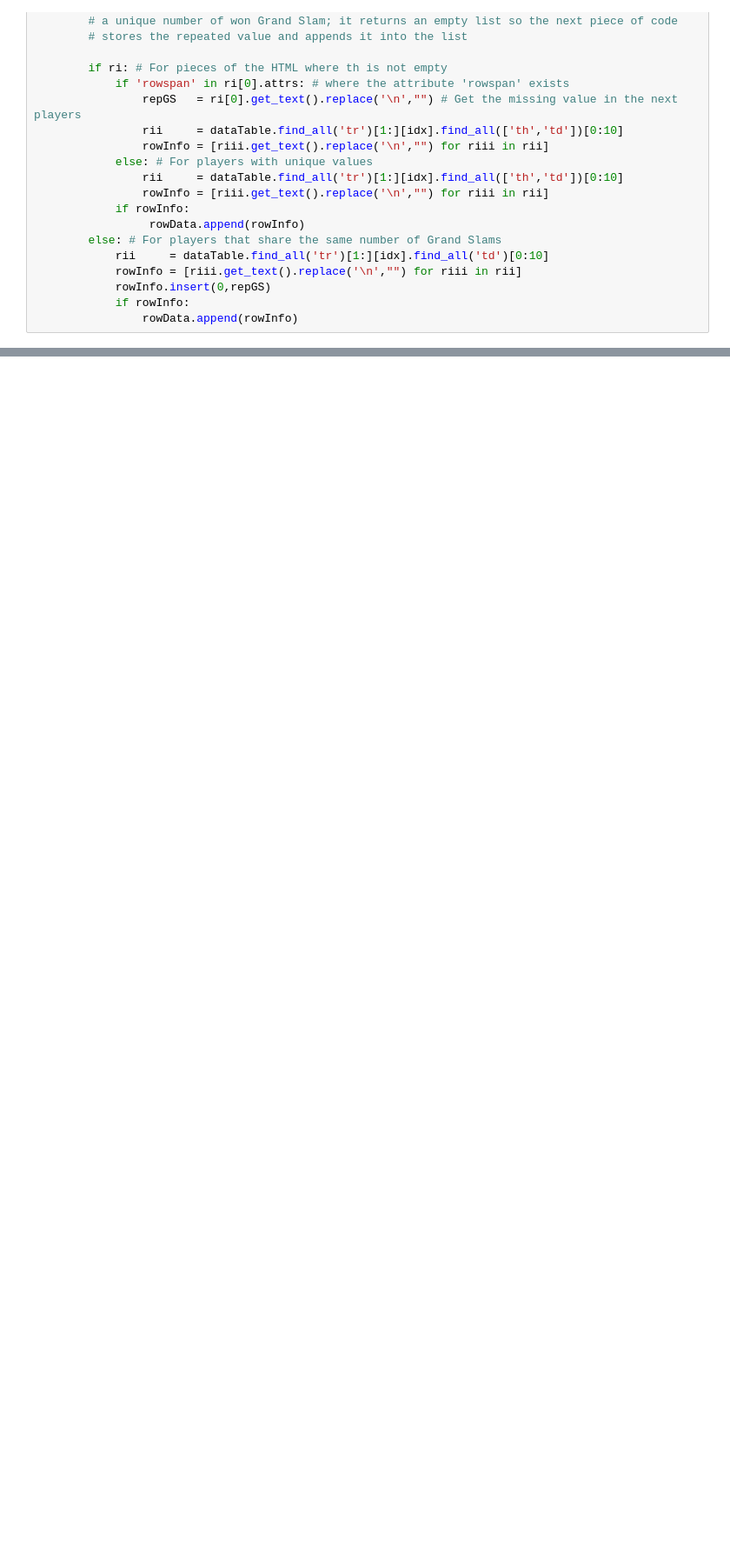
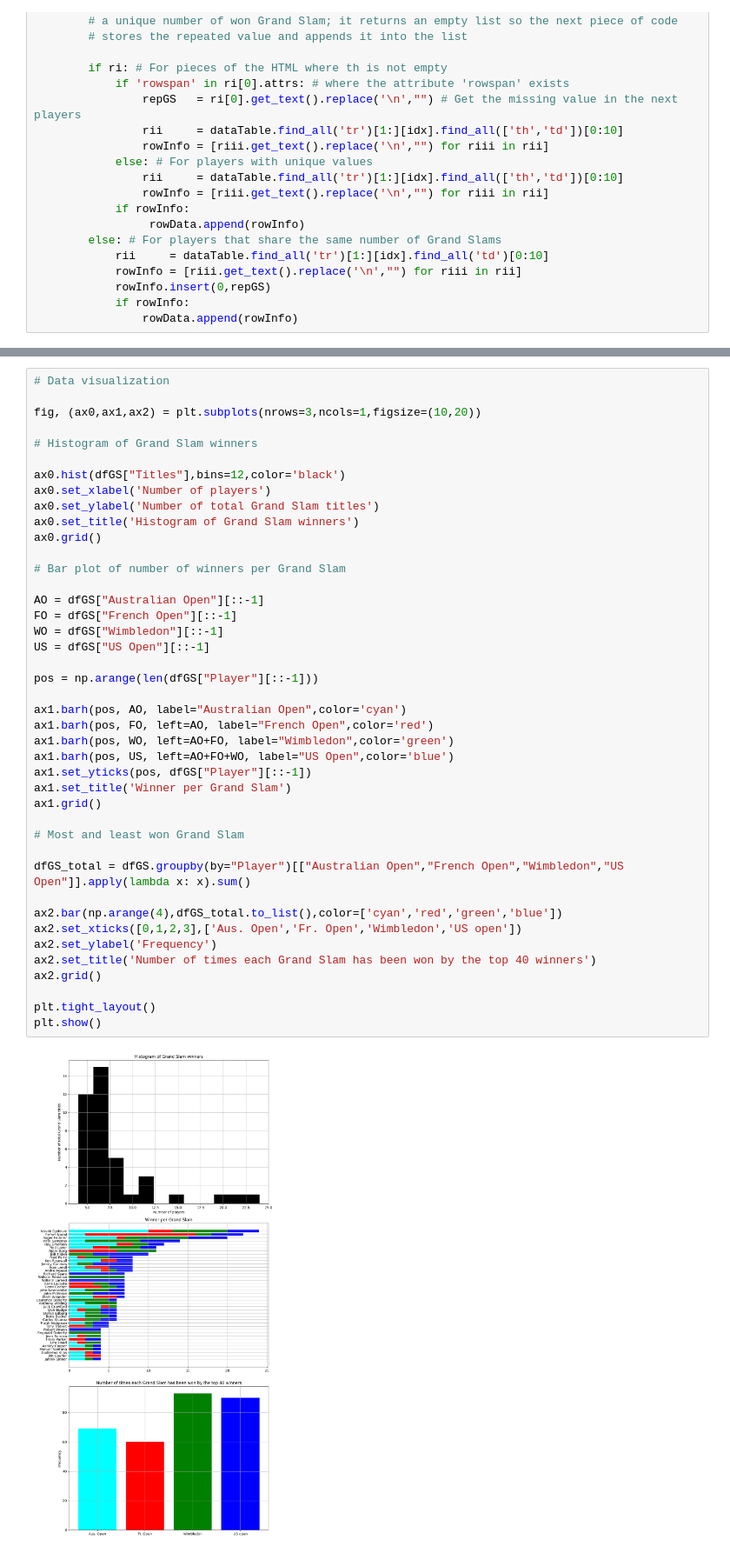
Before and after one commit to csmb20/web-scraping-project-tutorial, a Jupyter notebook: web_scrapping.ipynb, the cells around one changed output, grey strips where cells are left out. Shown: that part at 87% size. Cells and saved outputs as stored; diff of their text form; blank space fills up the shorter version.

```diff
--- a/web_scrapping.ipynb
+++ b/web_scrapping.ipynb
@@ -80,0 +121,44 @@ cursor = connection.cursor()
+# %%
+# Data visualization
+
+fig, (ax0,ax1,ax2) = plt.subplots(nrows=3,ncols=1,figsize=(10,20))
+
+# Histogram of Grand Slam winners
+
+ax0.hist(dfGS["Titles"],bins=12,color='black')
+ax0.set_xlabel('Number of players')
+ax0.set_ylabel('Number of total Grand Slam titles')
+ax0.set_title('Histogram of Grand Slam winners')
+ax0.grid()
+
+# Bar plot of number of winners per Grand Slam
+
+AO = dfGS["Australian Open"][::-1]
+FO = dfGS["French Open"][::-1]
+WO = dfGS["Wimbledon"][::-1]
+US = dfGS["US Open"][::-1]
+
+pos = np.arange(len(dfGS["Player"][::-1]))
+
+ax1.barh(pos, AO, label="Australian Open",color='cyan')
+ax1.barh(pos, FO, left=AO, label="French Open",color='red')
+ax1.barh(pos, WO, left=AO+FO, label="Wimbledon",color='green')
+ax1.barh(pos, US, left=AO+FO+WO, label="US Open",color='blue')
+ax1.set_yticks(pos, dfGS["Player"][::-1])
+ax1.set_title('Winner per Grand Slam')
+ax1.grid()
+
+# Most and least won Grand Slam
+
+dfGS_total = dfGS.groupby(by="Player")[["Australian Open","French Open","Wimbledon","US Open"]].apply(lambda x: x).sum()
+
+ax2.bar(np.arange(4),dfGS_total.to_list(),color=['cyan','red','green','blue'])
+ax2.set_xticks([0,1,2,3],['Aus. Open','Fr. Open','Wimbledon','US open'])
+ax2.set_ylabel('Frequency')
+ax2.set_title('Number of times each Grand Slam has been won by the top 40 winners')
+ax2.grid()
+
+plt.tight_layout()
+plt.show()
+# %% [output]
+[figure, added]
```
Also changed, not shown: parts of 4 cells of this notebook.
